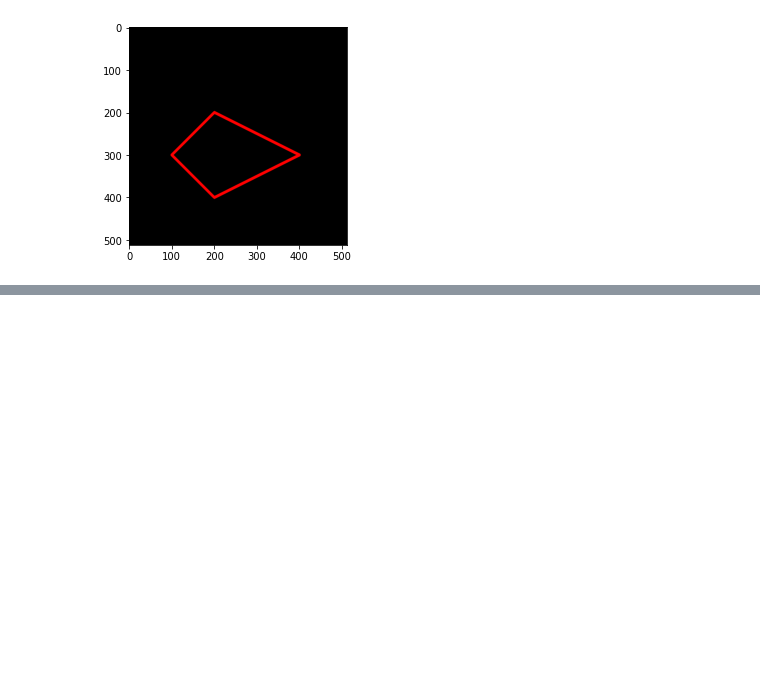
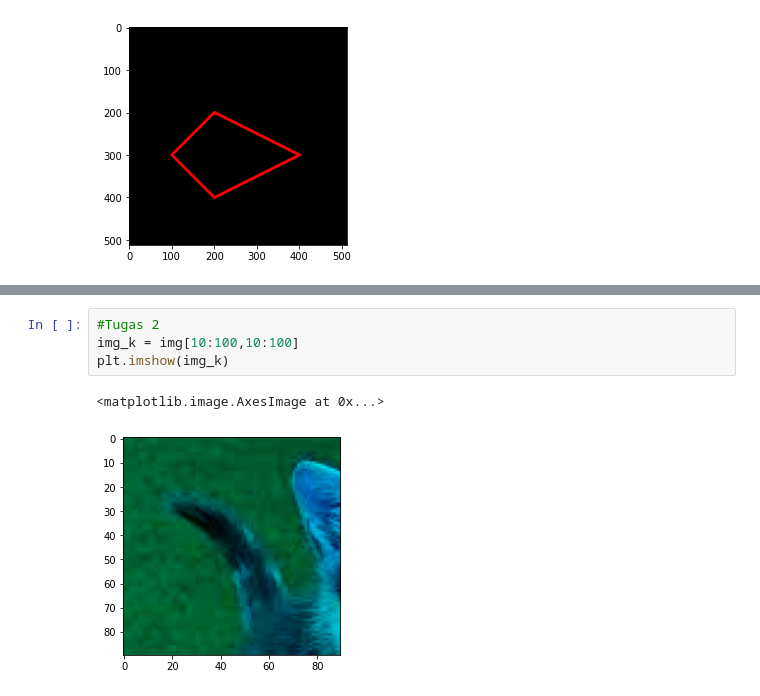
Before and after one commit to qorinda/PCVK_Genap_2021, a Jupyter notebook: Week2.ipynb, the cells around one changed output, grey strips where cells are left out. Saved outputs shown, nothing was run; the diff lists cells and outputs as text; blank space fills up the shorter version.

```diff
--- a/Week2.ipynb
+++ b/Week2.ipynb
@@ -131,0 +147,7 @@ plt.imshow(black_img2)
+# %%
+#Tugas 2
+img_k = img[10:100,10:100]
+plt.imshow(img_k)
+# %% [output]
+<matplotlib.image.AxesImage at 0x...>
+[figure, added]
```
Also changed, not shown: parts of 10 cells of this notebook.
